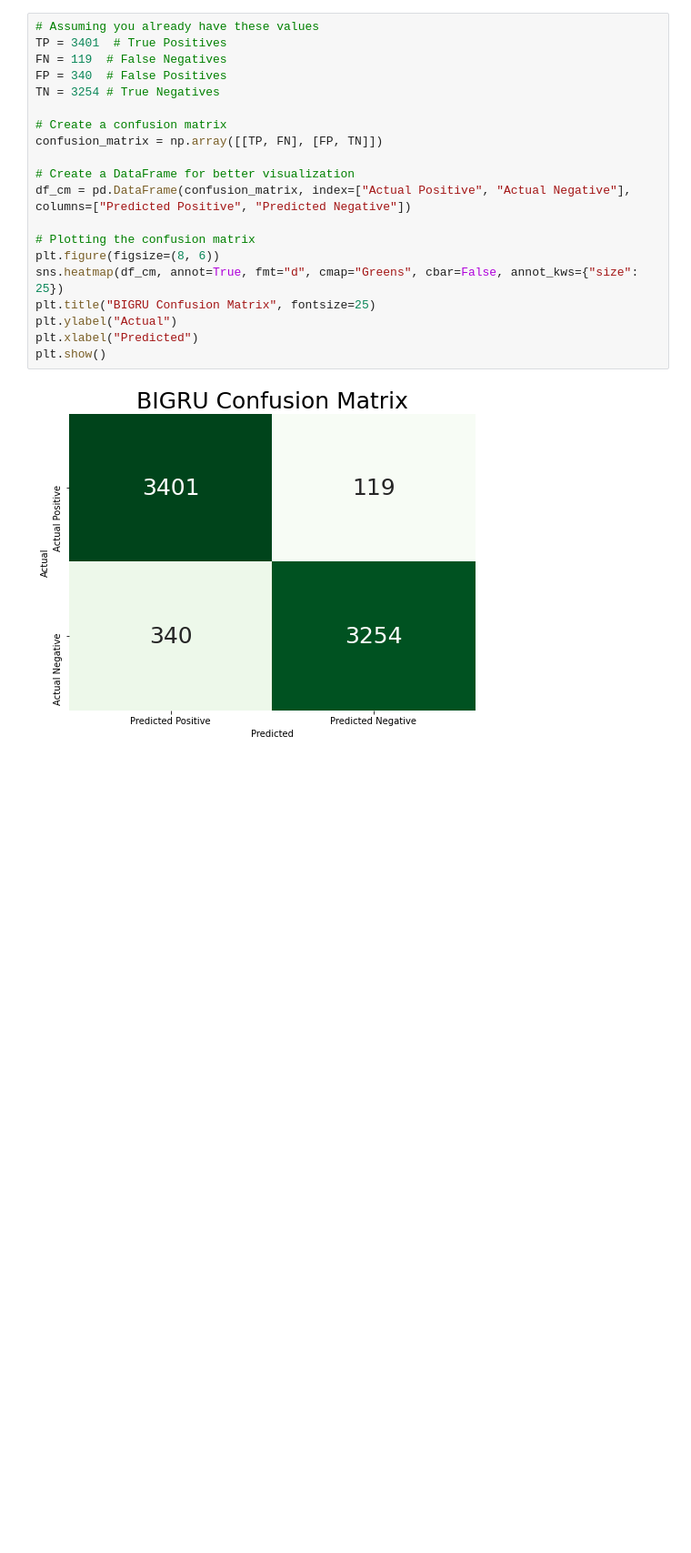
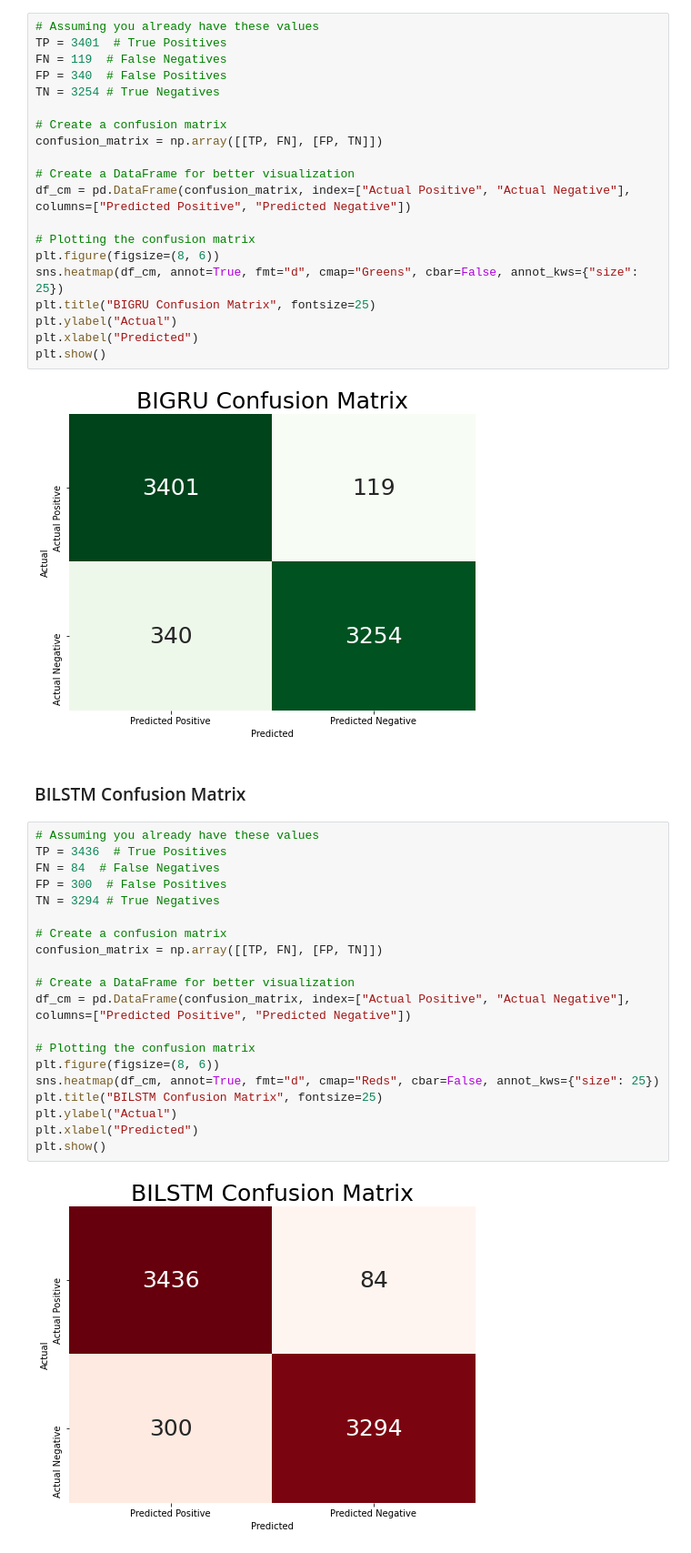
Before and after one commit to JThoe26/CB-identification-models-fall24, a Jupyter notebook: results/remap.ipynb, the cells around one changed output. Shown: that part at 91% size. Saved outputs shown, nothing was run; the diff lists cells and outputs as text; blank space fills up the shorter version.

```diff
--- a/remap.ipynb
+++ b/results/remap.ipynb
@@ -86,3 +86,27 @@ plt.xlabel("Predicted")
 plt.show()
 # %% [output]
 [figure]
+# %% [markdown]
+### BILSTM Confusion Matrix
+# %%
+# Assuming you already have these values
+TP = 3436  # True Positives
+FN = 84  # False Negatives
+FP = 300  # False Positives
+TN = 3294 # True Negatives
+
+# Create a confusion matrix
+confusion_matrix = np.array([[TP, FN], [FP, TN]])
+
+# Create a DataFrame for better visualization
+df_cm = pd.DataFrame(confusion_matrix, index=["Actual Positive", "Actual Negative"], columns=["Predicted Positive", "Predicted Negative"])
+
+# Plotting the confusion matrix
+plt.figure(figsize=(8, 6))
+sns.heatmap(df_cm, annot=True, fmt="d", cmap="Reds", cbar=False, annot_kws={"size": 25})
+plt.title("BILSTM Confusion Matrix", fontsize=25)
+plt.ylabel("Actual")
+plt.xlabel("Predicted")
+plt.show()
+# %% [output]
+[figure, added]
```
Also changed, not shown: parts of 2 cells of this notebook, 8 other files.
